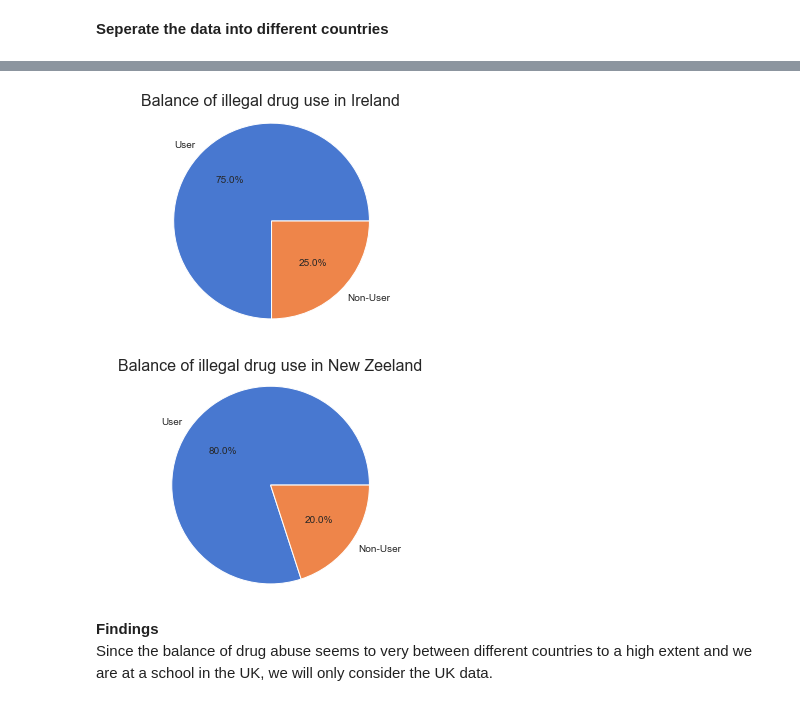
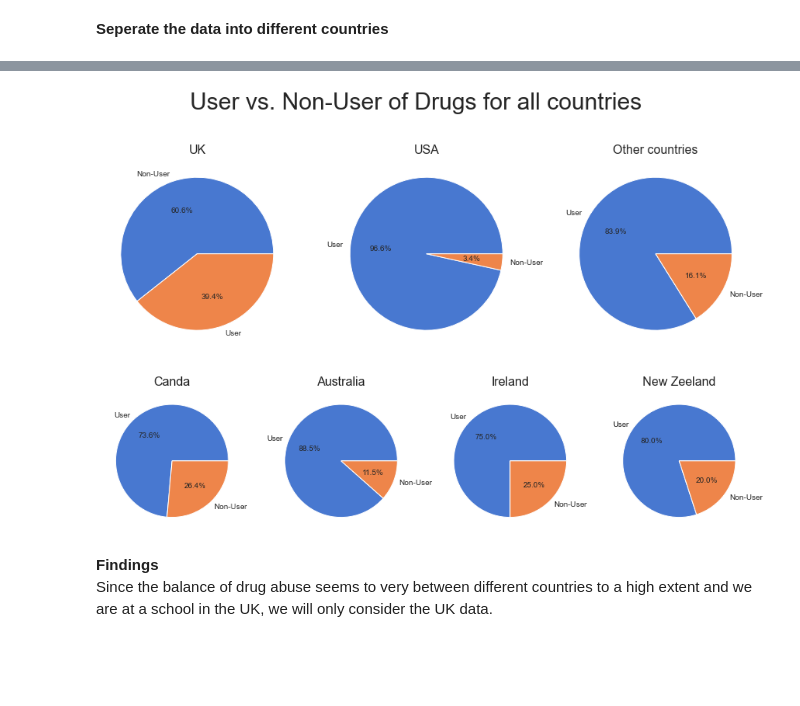
Before and after one commit to Sipa91/Personality-and-Drug-use, a Jupyter notebook: Final_EDA.ipynb, the cells around one changed output, grey strips where cells are left out. Saved outputs shown, nothing was run; the diff lists cells and outputs as text; code cells hidden in the pictures; blank space fills up the shorter version.

Commit message:
Added some subplots

```diff
--- a/Final_EDA.ipynb
+++ b/Final_EDA.ipynb
@@ -427,17 +392,32 @@ plt.show()
-# %%
-plt.pie(ireland_drugs.illegal_drugs.value_counts(),labels=["User", "Non-User"], autopct='%1.1f%%')
-plt.axis('equal')
-plt.title("Balance of illegal drug use in Ireland", fontsize=16)
-plt.show()
-# %% [output]
-[figure, removed]
-# %%
-plt.pie(nz_drugs.illegal_drugs.value_counts(),labels=["User", "Non-User"], autopct='%1.1f%%')
-plt.axis('equal')
-plt.title("Balance of illegal drug use in New Zeeland", fontsize=16)
-plt.show()
-# %% [output]
-[figure, removed]
+# %%
+fig, (ax1, ax2, ax3) = plt.subplots(1, 3, figsize=(15,5))
+
+plt.suptitle("User vs. Non-User of Drugs for all countries", fontsize = 30, y=1.08);
+ax1.pie(drugs_uk.illegal_drugs.value_counts(),labels=["Non-User", "User"], autopct='%1.1f%%')
+ax1.set_title("UK", fontsize=16)
+
+ax2.pie(usa_drugs.illegal_drugs.value_counts(),labels=["User", "Non-User"], autopct='%1.1f%%')
+ax2.set_title("USA",fontsize=16);
+
+ax3.pie(other_drugs.illegal_drugs.value_counts(),labels=["User", "Non-User"], autopct='%1.1f%%')
+ax3.set_title("Other countries",fontsize=16);
+
+fig2, (ax4, ax5, ax6, ax7) = plt.subplots(1, 4, figsize=(15,5))
+
+ax4.pie(canada_drugs.illegal_drugs.value_counts(),labels=["User", "Non-User"], autopct='%1.1f%%')
+ax4.set_title("Canda",fontsize=16);
+
+ax5.pie(aussie_drugs.illegal_drugs.value_counts(),labels=["User", "Non-User"], autopct='%1.1f%%')
+ax5.set_title("Australia",fontsize=16);
+
+ax6.pie(ireland_drugs.illegal_drugs.value_counts(),labels=["User", "Non-User"], autopct='%1.1f%%')
+ax6.set_title("Ireland",fontsize=16);
+
+ax7.pie(nz_drugs.illegal_drugs.value_counts(),labels=["User", "Non-User"], autopct='%1.1f%%')
+ax7.set_title("New Zeeland",fontsize=16);
+# %% [output]
+[figure, added]
+[figure, added]
 # %% [markdown]
 **Findings**<br/>
 Since the balance of drug abuse seems to very between different countries to a high extent and we are at a school in the UK, we will only consider the UK data.
```
Also changed, not shown: parts of 14 cells of this notebook.
